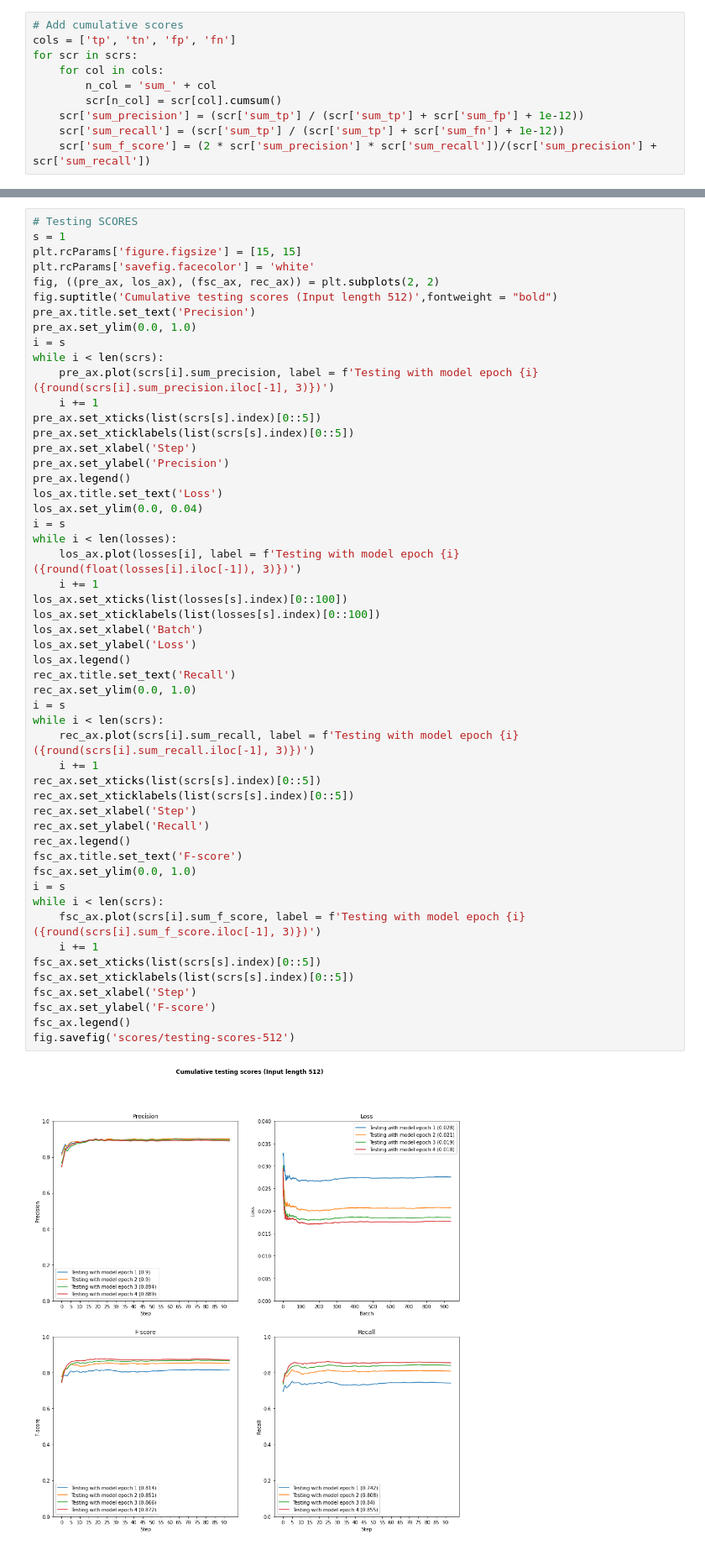
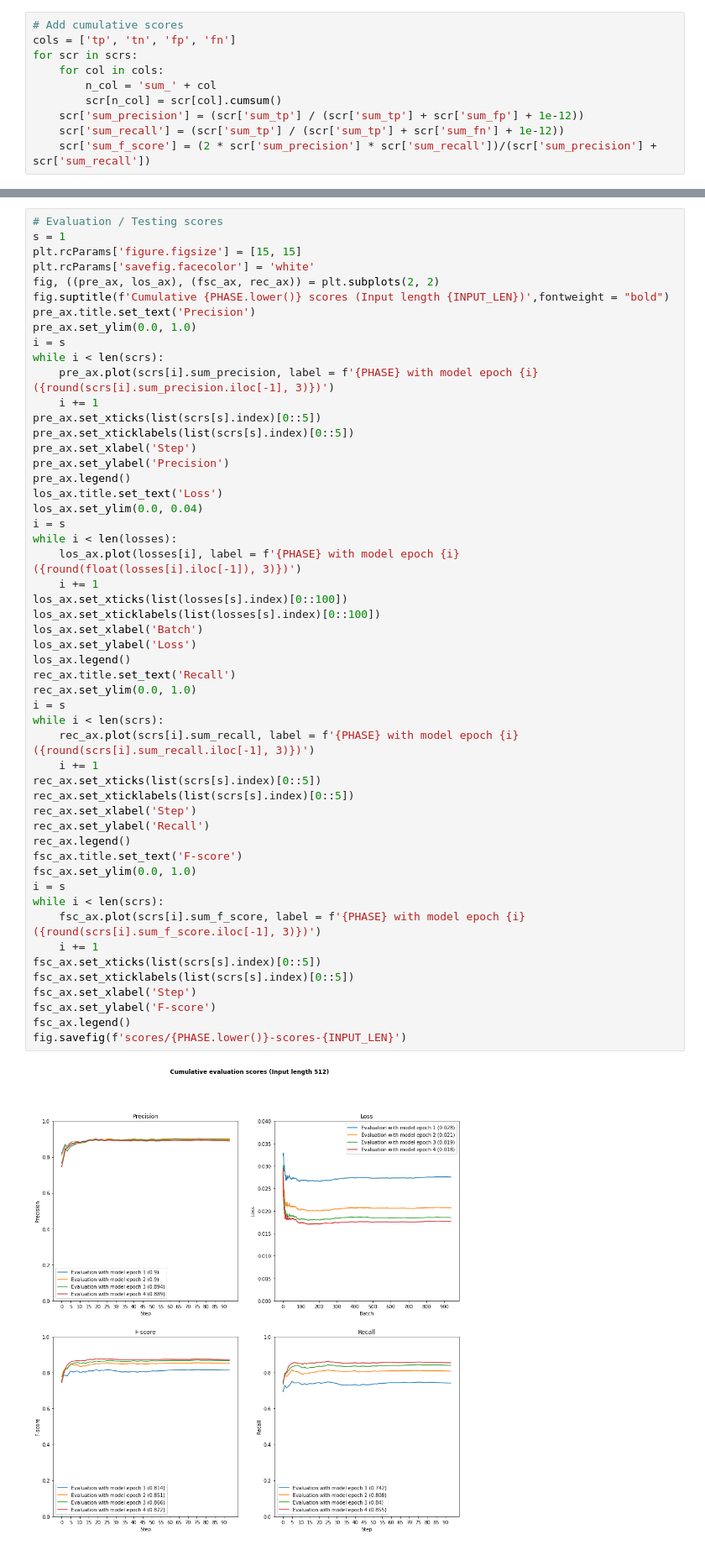
Before and after one commit to apndx/ReutersDocLabeler, a Jupyter notebook: notebooks/display-scores.ipynb, the cells around one changed output, grey strips where cells are left out. Shown at 84% size. Drawn from its saved outputs; the diff is of its cells as text.

Commit message:
Parametrize evaluation / testing graph texts

```diff
--- a/notebooks/display-scores.ipynb
+++ b/notebooks/display-scores.ipynb
@@ -84,17 +103,17 @@ fig.savefig('scores/training-scores-512')
 # %% [output]
 [figure]
 # %%
-# Testing SCORES
+# Evaluation / Testing scores
 s = 1
 plt.rcParams['figure.figsize'] = [15, 15]
 plt.rcParams['savefig.facecolor'] = 'white'
 fig, ((pre_ax, los_ax), (fsc_ax, rec_ax)) = plt.subplots(2, 2)
-fig.suptitle('Cumulative testing scores (Input length 512)',fontweight = "bold")
+fig.suptitle(f'Cumulative {PHASE.lower()} scores (Input length {INPUT_LEN})',fontweight = "bold")
 pre_ax.title.set_text('Precision')
 pre_ax.set_ylim(0.0, 1.0)
 i = s
 while i < len(scrs):
-    pre_ax.plot(scrs[i].sum_precision, label = f'Testing with model epoch {i} ({round(scrs[i].sum_precision.iloc[-1], 3)})')
+    pre_ax.plot(scrs[i].sum_precision, label = f'{PHASE} with model epoch {i} ({round(scrs[i].sum_precision.iloc[-1], 3)})')
     i += 1
 pre_ax.set_xticks(list(scrs[s].index)[0::5])
 pre_ax.set_xticklabels(list(scrs[s].index)[0::5])
@@ -105,35 +124,35 @@ los_ax.title.set_text('Loss')
 los_ax.set_ylim(0.0, 0.04)
 i = s
 while i < len(losses):
-    los_ax.plot(losses[i], label = f'Testing with model epoch {i} ({round(float(losses[i].iloc[-1]), 3)})')
+    los_ax.plot(losses[i], label = f'{PHASE} with model epoch {i} ({round(float(losses[i].iloc[-1]), 3)})')
     i += 1
 los_ax.set_xticks(list(losses[s].index)[0::100])
 los_ax.set_xticklabels(list(losses[s].index)[0::100])
 los_ax.set_xlabel('Batch')
 los_ax.set_ylabel('Loss')
 los_ax.legend()
 rec_ax.title.set_text('Recall')
 rec_ax.set_ylim(0.0, 1.0)
 i = s
 while i < len(scrs):
-    rec_ax.plot(scrs[i].sum_recall, label = f'Testing with model epoch {i} ({round(scrs[i].sum_recall.iloc[-1], 3)})')
+    rec_ax.plot(scrs[i].sum_recall, label = f'{PHASE} with model epoch {i} ({round(scrs[i].sum_recall.iloc[-1], 3)})')
     i += 1
 rec_ax.set_xticks(list(scrs[s].index)[0::5])
 rec_ax.set_xticklabels(list(scrs[s].index)[0::5])
 rec_ax.set_xlabel('Step')
 rec_ax.set_ylabel('Recall')
 rec_ax.legend()
 fsc_ax.title.set_text('F-score')
 fsc_ax.set_ylim(0.0, 1.0)
 i = s
 while i < len(scrs):
-    fsc_ax.plot(scrs[i].sum_f_score, label = f'Testing with model epoch {i} ({round(scrs[i].sum_f_score.iloc[-1], 3)})')
+    fsc_ax.plot(scrs[i].sum_f_score, label = f'{PHASE} with model epoch {i} ({round(scrs[i].sum_f_score.iloc[-1], 3)})')
     i += 1
 fsc_ax.set_xticks(list(scrs[s].index)[0::5])
 fsc_ax.set_xticklabels(list(scrs[s].index)[0::5])
 fsc_ax.set_xlabel('Step')
 fsc_ax.set_ylabel('F-score')
 fsc_ax.legend()
-fig.savefig('scores/testing-scores-512')
+fig.savefig(f'scores/{PHASE.lower()}-scores-{INPUT_LEN}')
 # %% [output]
-[figure, old version]
+[figure, new version]
```
Also changed, not shown: parts of 4 cells of this notebook, 2 other files.
